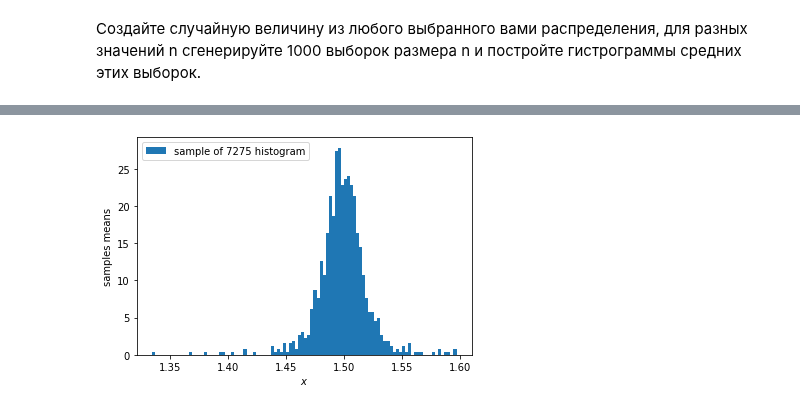
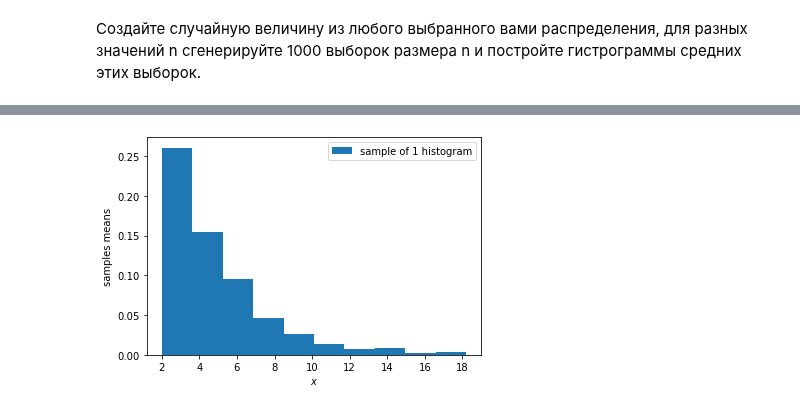
Before and after one commit to Popovonline/Data-Scientist, a Jupyter notebook: MDS-7/ЦПТ и ЗБЧ/HomeWork_9.ipynb, the cells around one changed output, grey strips where cells are left out. Saved outputs shown, nothing was run; the diff lists cells and outputs as text; code cells hidden in the pictures.

```diff
--- a/MDS-7/ЦПТ и ЗБЧ/HomeWork_9.ipynb
+++ b/MDS-7/ЦПТ и ЗБЧ/HomeWork_9.ipynb
@@ -32,23 +32,31 @@ samples.mean()
 # %%
 #параметры запуска: размеры выборок и количество повторов генерации
+def sample(n1):
+    #n1 = 1000
+    samples_count = 1000
+    #массивы для сохранения средних по выборкам
+    a1 = np.array([])
 
-samples_count = 1000
-#массивы для сохранения средних по выборкам
-a1 = np.array([])
-
-for number in range(samples_count):
-    n1 = random.randint(100, 10000)
-    sample1 = rv.rvs(size = n1)
-    a1 = np.append(a1, sample1.mean())
+    for number in range(samples_count):
+        # на каждом цикле генерируем выборки разных размеров
+        sample1 = rv.rvs(size = n1)
+        # считаем среднее по каждой выборке и добавляем в массив средних
+        a1 = np.append(a1, sample1.mean())
+    return a1
+# %%
+a1 = sample(1000)
 # %%
 #строим графики
 #подписи для графиков
-label_1 = 'sample of ' + str(n1) + ' histogram'
-plt.hist(a1, density=True, label = label_1, bins = 100)
+def graph (a1, n1):
+    res = sample(n1)
+    label_1 = 'sample of ' + str(n1) + ' histogram'
+    plt.hist(res, density=True, label=label_1)
 
-plt.legend()
-plt.ylabel('samples means')
-plt.xlabel('$x$')
-plt.show()
+    plt.legend()
+    plt.ylabel('samples means')
+    plt.xlabel('$x$')
-# %% [output]
-[figure, removed]
+# %%
+graph (a1,1)
+# %% [output]
+[figure, added]
```
Also changed, not shown: parts of 8 cells of this notebook.
